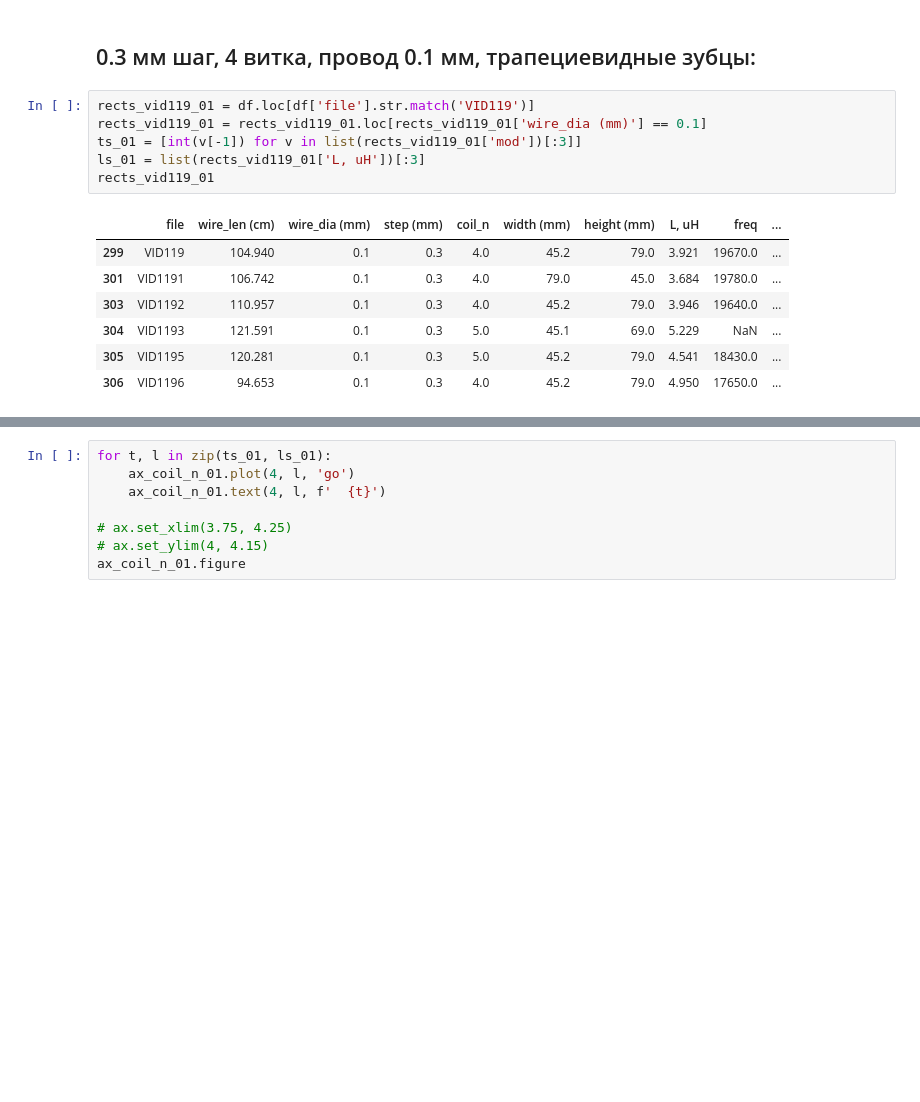
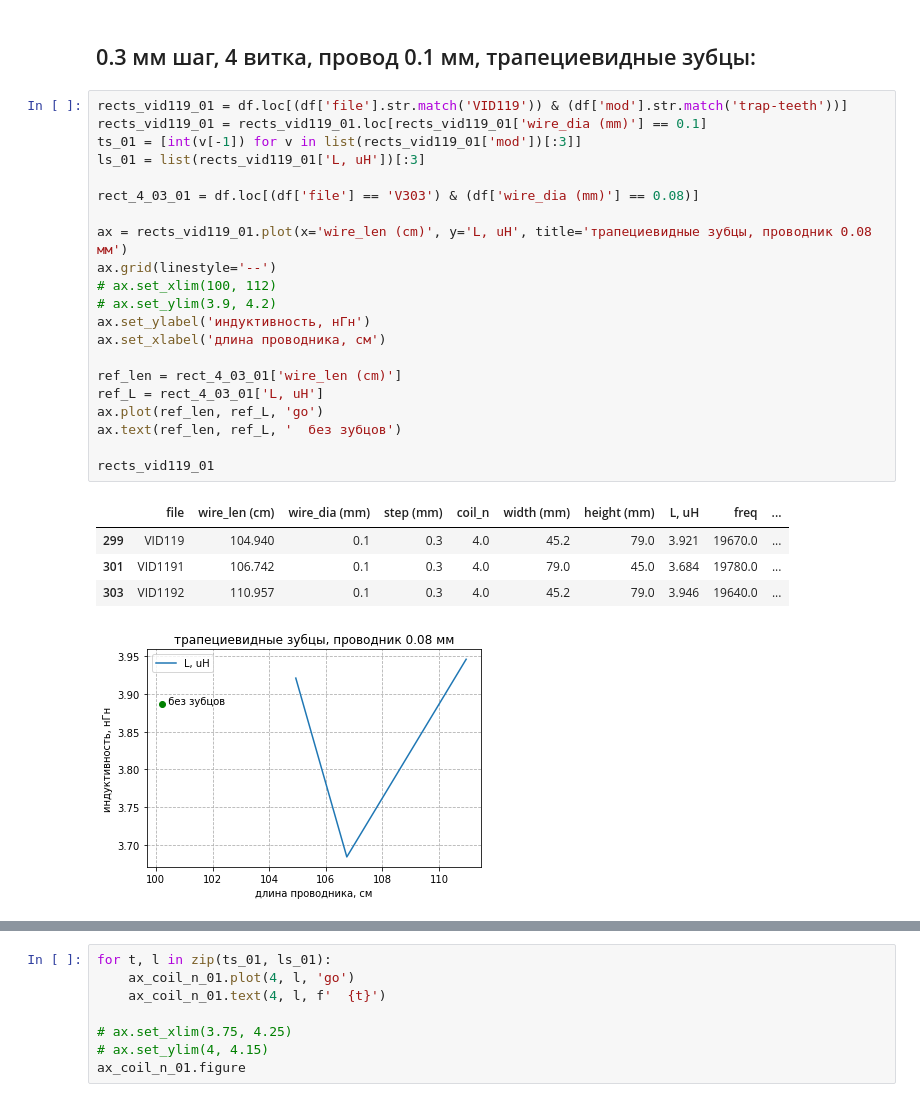
Before and after one commit to igrekus/coil-report, a Jupyter notebook: coil-trapezoid-teeth.ipynb, the cells around one changed output, grey strips where cells are left out. Saved outputs shown, nothing was run; the diff lists cells and outputs as text; blank space fills up the shorter version.

Commit message:
FEAT: add contour-specific plots for trapezoid-teeth coils

```diff
--- a/coil-trapezoid-teeth.ipynb
+++ b/coil-trapezoid-teeth.ipynb
@@ -110,16 +151,29 @@ ax_step_008.figure
 # %% [markdown]
 ## 0.3 мм шаг, 4 витка, провод 0.1 мм, трапециевидные зубцы:
 # %%
-rects_vid119_01 = df.loc[df['file'].str.match('VID119')]
+rects_vid119_01 = df.loc[(df['file'].str.match('VID119')) & (df['mod'].str.match('trap-teeth'))]
 rects_vid119_01 = rects_vid119_01.loc[rects_vid119_01['wire_dia (mm)'] == 0.1]
 ts_01 = [int(v[-1]) for v in list(rects_vid119_01['mod'])[:3]]
 ls_01 = list(rects_vid119_01['L, uH'])[:3]
+
+rect_4_03_01 = df.loc[(df['file'] == 'V303') & (df['wire_dia (mm)'] == 0.08)]
+
+ax = rects_vid119_01.plot(x='wire_len (cm)', y='L, uH', title='трапециевидные зубцы, проводник 0.08 мм')
+ax.grid(linestyle='--')
+# ax.set_xlim(100, 112)
+# ax.set_ylim(3.9, 4.2)
+ax.set_ylabel('индуктивность, нГн')
+ax.set_xlabel('длина проводника, см')
+
+ref_len = rect_4_03_01['wire_len (cm)']
+ref_L = rect_4_03_01['L, uH']
+ax.plot(ref_len, ref_L, 'go')
+ax.text(ref_len, ref_L, '  без зубцов')
+
 rects_vid119_01
 # %% [output]
 |  | file | wire_len (cm) | wire_dia (mm) | step (mm) | coil_n | width (mm) | height (mm) | L, uH | freq | ... |
 | 299 | VID119 | 104.940 | 0.1 | 0.3 | 4.0 | 45.2 | 79.0 | 3.921 | 19670.0 | ... |
 | 301 | VID1191 | 106.742 | 0.1 | 0.3 | 4.0 | 79.0 | 45.0 | 3.684 | 19780.0 | ... |
 | 303 | VID1192 | 110.957 | 0.1 | 0.3 | 4.0 | 45.2 | 79.0 | 3.946 | 19640.0 | ... |
-| 304 | VID1193 | 121.591 | 0.1 | 0.3 | 5.0 | 45.1 | 69.0 | 5.229 | NaN | ... |
-| 305 | VID1195 | 120.281 | 0.1 | 0.3 | 5.0 | 45.2 | 79.0 | 4.541 | 18430.0 | ... |
-| 306 | VID1196 | 94.653 | 0.1 | 0.3 | 4.0 | 45.2 | 79.0 | 4.950 | 17650.0 | ... |
+[figure, added]
```
Also changed, not shown: parts of 6 cells of this notebook.
